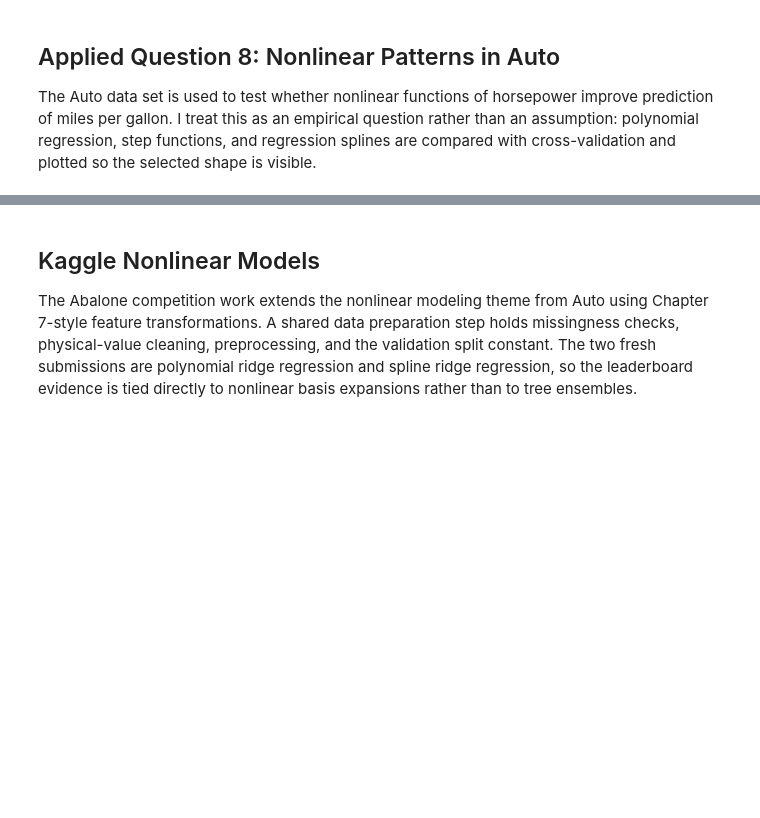
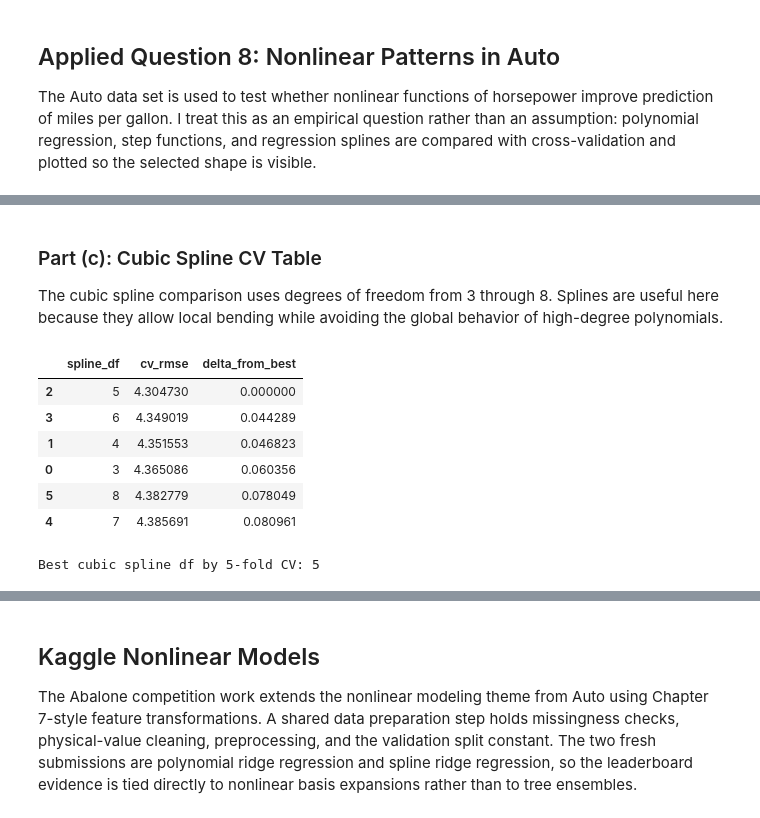
Before and after one commit to maldo81/dds-8555-predictive-analysis, a Jupyter notebook: Week 4/Assignment 4/MaldonadoJDDS8555-4.ipynb, the cells around one changed output, grey strips where cells are left out. Saved outputs shown, nothing was run; the diff lists cells and outputs as text; code cells hidden in the pictures; blank space fills up the shorter version.

```diff
--- a/Week 4/Assignment 4/MaldonadoJDDS8555-4.ipynb
+++ b/Week 4/Assignment 4/MaldonadoJDDS8555-4.ipynb
@@ -199,0 +183,33 @@ The polynomial table shows why the selected degree should not be read mechanical
+# %% [markdown]
+### Part (c): Cubic Spline CV Table
+
+The cubic spline comparison uses degrees of freedom from 3 through 8.  Splines are useful here because they allow local bending while avoiding the global behavior of high-degree polynomials.
+# %%
+spline_rows = []
+spline_models = {}
+for df in range(3, 9):
+    basis = dmatrix(f"bs(horsepower, df={df}, degree=3, include_intercept=False)", auto, return_type="dataframe")
+    rmses = []
+    for train_idx, test_idx in kf.split(basis):
+        lm = LinearRegression().fit(basis.iloc[train_idx], y.iloc[train_idx])
+        rmses.append(np.sqrt(mean_squared_error(y.iloc[test_idx], lm.predict(basis.iloc[test_idx]))))
+    lm_full = LinearRegression().fit(basis, y)
+    spline_models[df] = (lm_full, basis.design_info)
+    spline_rows.append({"spline_df": df, "cv_rmse": np.mean(rmses)})
+
+spline_cv = pd.DataFrame(spline_rows).assign(delta_from_best=lambda df: df["cv_rmse"] - df["cv_rmse"].min()).sort_values("cv_rmse")
+best_spline_df = int(spline_cv.loc[spline_cv["cv_rmse"].idxmin(), "spline_df"])
+best_spline_model, best_spline_design = spline_models[best_spline_df]
+grid_basis = dmatrix(best_spline_design, hp_grid, return_type="dataframe")
+
+display(spline_cv)
+print(f"Best cubic spline df by 5-fold CV: {best_spline_df}")
+# %% [output]
+|  | spline_df | cv_rmse | delta_from_best |
+| 2 | 5 | 4.304730 | 0.000000 |
+| 3 | 6 | 4.349019 | 0.044289 |
+| 1 | 4 | 4.351553 | 0.046823 |
+| 0 | 3 | 4.365086 | 0.060356 |
+| 5 | 8 | 4.382779 | 0.078049 |
+| 4 | 7 | 4.385691 | 0.080961 |
+Best cubic spline df by 5-fold CV: 5
```
Also changed, not shown: parts of 50 cells of this notebook.
